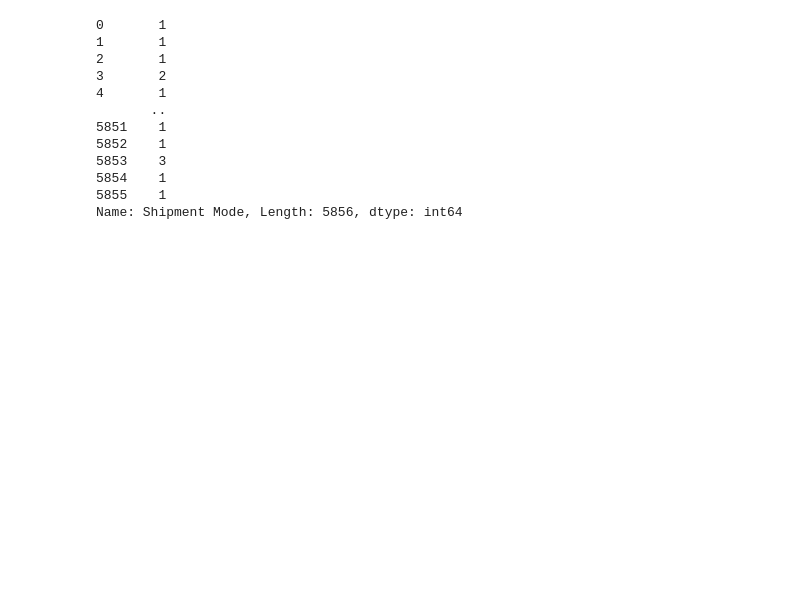
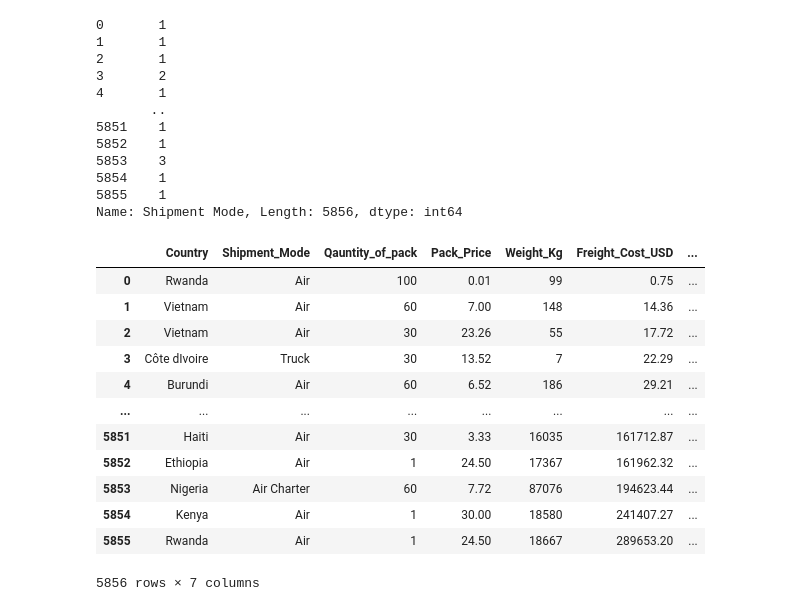
Before and after one commit to VaibhavJoshi95/ShipmentPricingPrediction, a Jupyter notebook: notebooks/EDA.ipynb, the cells around one changed output. Cells and saved outputs as stored; diff of their text form; code cells hidden in the pictures; blank space fills up the shorter version.

```diff
--- a/notebooks/EDA.ipynb
+++ b/notebooks/EDA.ipynb
@@ -315,3 +315,21 @@ df['Shipment Mode'].map(Shipment_mode_map)
 5854    1
 5855    1
 Name: Shipment Mode, Length: 5856, dtype: int64
+# %%
+dta=pd.read_csv('data/SCMS_Datasets.csv')
+# %%
+dta
+# %% [output]
+|  | Country | Shipment_Mode | Qauntity_of_pack | Pack_Price | Weight_Kg | Freight_Cost_USD | ... |
+| 0 | Rwanda | Air | 100 | 0.01 | 99 | 0.75 | ... |
+| 1 | Vietnam | Air | 60 | 7.00 | 148 | 14.36 | ... |
+| 2 | Vietnam | Air | 30 | 23.26 | 55 | 17.72 | ... |
+| 3 | Côte dIvoire | Truck | 30 | 13.52 | 7 | 22.29 | ... |
+| 4 | Burundi | Air | 60 | 6.52 | 186 | 29.21 | ... |
+| ... | ... | ... | ... | ... | ... | ... | ... |
+| 5851 | Haiti | Air | 30 | 3.33 | 16035 | 161712.87 | ... |
+| 5852 | Ethiopia | Air | 1 | 24.50 | 17367 | 161962.32 | ... |
+| 5853 | Nigeria | Air Charter | 60 | 7.72 | 87076 | 194623.44 | ... |
+| 5854 | Kenya | Air | 1 | 30.00 | 18580 | 241407.27 | ... |
+| 5855 | Rwanda | Air | 1 | 24.50 | 18667 | 289653.20 | ... |
+5856 rows × 7 columns
```
Also changed, not shown: 1 other file.
